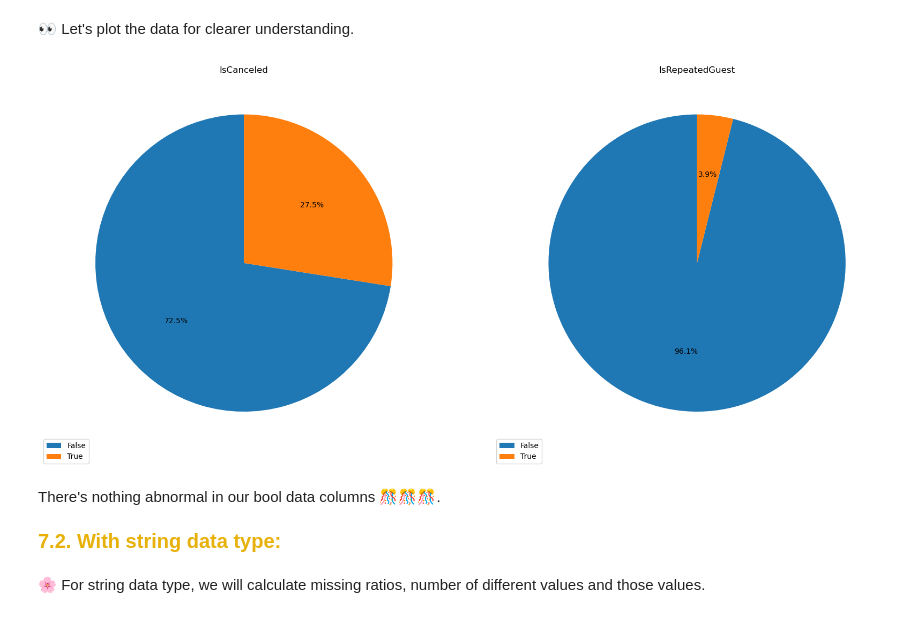
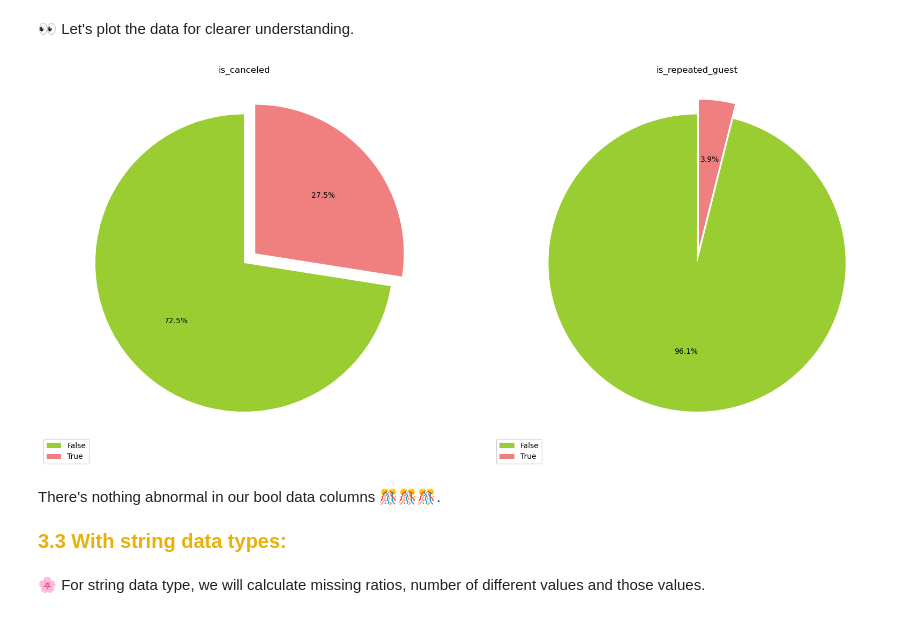
Before and after one commit to danghuynh-bit/LTKHDL_hotekbookingdemand, a Jupyter notebook: 02_Preprocessing.ipynb, the cells around one changed output. Drawn from its saved outputs; the diff is of its cells as text; code cells hidden in the pictures.

```diff
--- a/02_Preprocessing.ipynb
+++ b/02_Preprocessing.ipynb
@@ -178,15 +291,15 @@ dtype: object
 # %%
 # Convert to date-time
-raw_df['ReservationStatusDate'] = pd.to_datetime(raw_df['ReservationStatusDate'], format='%Y-%m-%d')
+raw_df['reservation_status_date'] = pd.to_datetime(raw_df['reservation_status_date'], format='%Y-%m-%d')
 
 # Convert to bool
-raw_df['IsCanceled'] = raw_df['IsCanceled'].astype(bool)
-raw_df['IsRepeatedGuest'] = raw_df['IsRepeatedGuest'].astype(bool)
+raw_df['is_canceled'] = raw_df['is_canceled'].astype(bool)
+raw_df['is_repeated_guest'] = raw_df['is_repeated_guest'].astype(bool)
 
 # Convert to int
-raw_df['Children'] = raw_df['Children'].astype('Int64')
+raw_df['children'] = raw_df['children'].astype('Int64')
 
 #Convert to string
-raw_df['Country'] = raw_df['Country'].replace(to_replace=np.nan, value='')
+raw_df['country'] = raw_df['country'].replace(to_replace=np.nan, value='')
 # %% [markdown]
 👀 After converting our data to their correct type, let's take a look again of the data types.
@@ -275,0 +422,3 @@ There's a outlier that has the value very high compared to other points so we wi
+# %%
+# remove 1 outlier
+raw_df = raw_df[raw_df['a_d_r'] < 5000]
@@ -283,3 +436,5 @@ Text(0.5, 0, 'ADR')
+# %%
+raw_df = raw_df[raw_df['a_d_r'] < 400]
 # %% [markdown]
 🔍 Based on the boxplot, 50% of the data converge around 100 points. There's a lot of outliers converge from 250 to 550 points. The value for min is approximately 0 and for max is approximately 250 (we don't consider outliers here).
 🔍 The median value is approximately 100 points.
@@ -339 +495,3 @@ plt.show()
+# %%
+raw_df = raw_df[raw_df['lead_time'] < 700]
 # %%
@@ -394,30 +541,32 @@ bool_col_profile
 # %%
 # Create fig and axes
 fig, axes = plt.subplots(1, 2, figsize=(20, 9))
 axes = axes.flatten()
 
 # Define column names
-cols = ['IsCanceled', 'IsRepeatedGuest']
+cols = ['is_canceled', 'is_repeated_guest']
 
 # Plot histograms for each axe
 for i in range(2):
     data_dict = raw_df[cols[i]].value_counts().to_dict()
     labels = list(data_dict.keys())
     sizes = list(data_dict.values())
+    explode = (0, 0.1)
+    colors = ['yellowgreen', 'lightcoral']
 
-    axes[i].pie(sizes, labels=None, autopct='%1.1f%%', startangle=90)
+    axes[i].pie(sizes, labels=None, explode = explode, autopct='%1.1f%%', colors = colors, startangle=90)
     axes[i].set_title(cols[i])
     axes[i].set_aspect('equal')
     axes[i].legend(labels, loc='lower left', bbox_to_anchor=(-0.05, -0.05))
 
 plt.show()
 # %% [output]
-[figure, old version]
+[figure, new version]
 # %% [markdown]
 There's nothing abnormal in our bool data columns 🎊🎊🎊.
 # %% [markdown]
 <div style="text-align: left; font-family: 'Trebuchet MS', Arial, sans-serif; color: #E7B10A; padding-left: 25px; font-size: 20px; font-weight: bold; border-radius: 0 0 0 0">
-  7.2. With string data type:
+  3.3 With string data types:
 </div>
 # %% [markdown]
 🌸 For string data type, we will calculate missing ratios, number of different values and those values.
```
Also changed, not shown: parts of 86 cells of this notebook, 2 other files.
